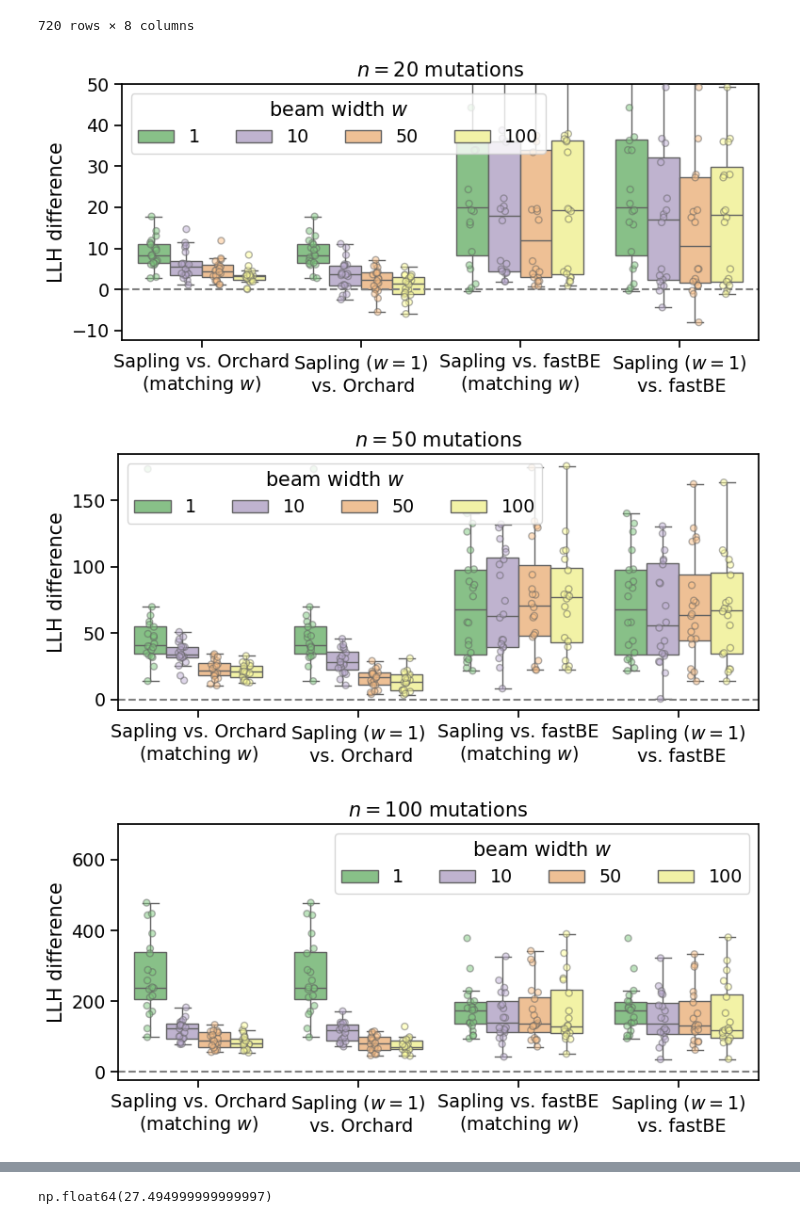
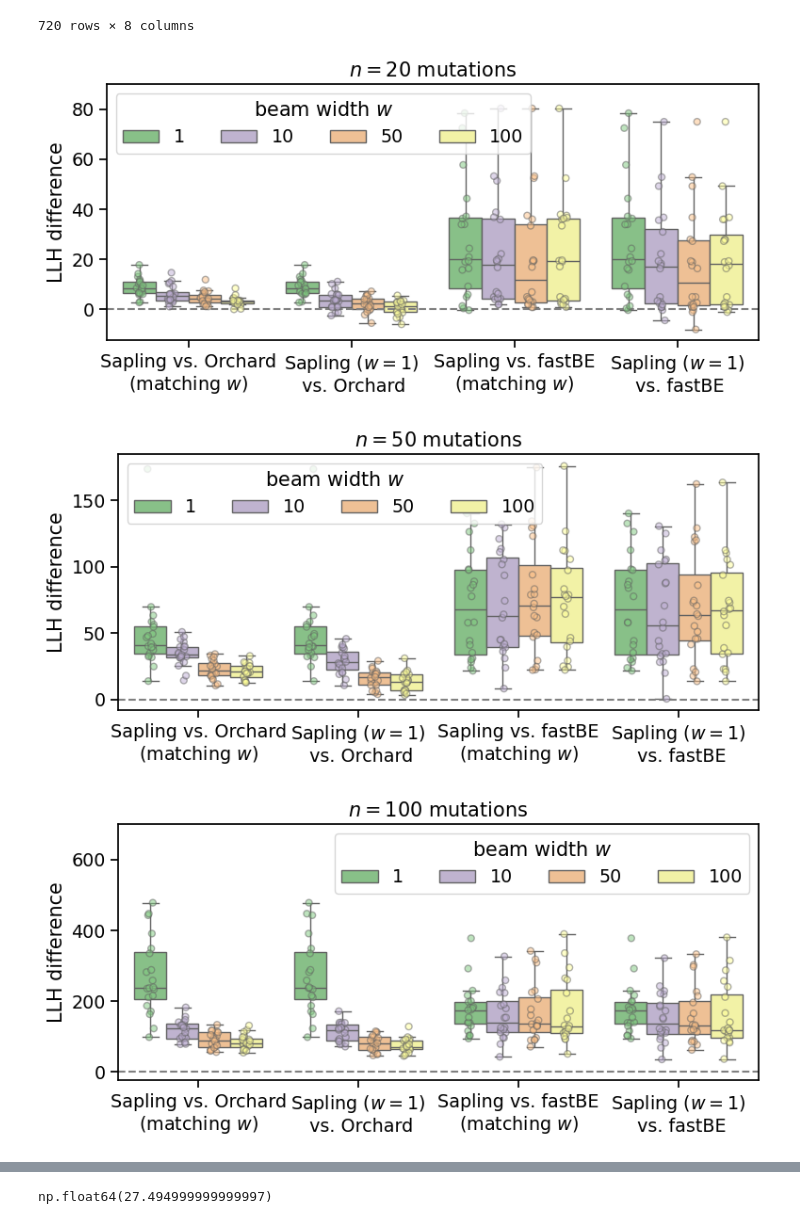
Before and after one commit to elkebir-group/Sapling-data, a Jupyter notebook: results/analysis_full_trees.ipynb, the cells around one changed output, grey strips where cells are left out. Saved outputs shown, nothing was run; the diff lists cells and outputs as text; code cells hidden in the pictures.

```diff
--- a/results/analysis_full_trees.ipynb
+++ b/results/analysis_full_trees.ipynb
@@ -443,37 +443,37 @@ for n in [20, 50, 100]:
         y='llh_diff',
         hue='beam-width',
         dodge=True,
         alpha=.5,
         linewidth=1,
         palette="Accent"
     )
 
     plt.xlabel('')
     plt.ylabel('LLH difference')
     plt.title(f'$n = {n}$ mutations')
     plt.axhline(y=0, linestyle='--', color='gray')
 
     # Fix duplicate legend entries from boxplot + stripplot
     handles, labels = ax.get_legend_handles_labels()
     plt.legend(
         handles[:len(labels)//2],
         labels[:len(labels)//2],
         title='beam width $w$',
         ncols=4
     )
 
     if n == 20:
-        ax.set_ylim((None, 50))
+        ax.set_ylim((None, 90))
     elif n == 100:
         ax.set_ylim((None, 700))
 
     plt.tight_layout()
     plt.savefig(f"LLH_Sapling_vs_Orchard_FastBE_Combined_n{n}.pdf")
     # plt.close()
 # %% [output]
-[figure, old version]
+[figure, new version]
-[figure, old version]
+[figure, new version]
-[figure, old version]
+[figure, new version]
 # %%
 for n in [20,50,100]:
     df_filtered = df_full_trees[(df_full_trees['n'] == n) & (df_full_trees['method'].isin(['sapling-small', 'orchard', 'fastbe']))]
```
Also changed, not shown: parts of 10 cells of this notebook.
